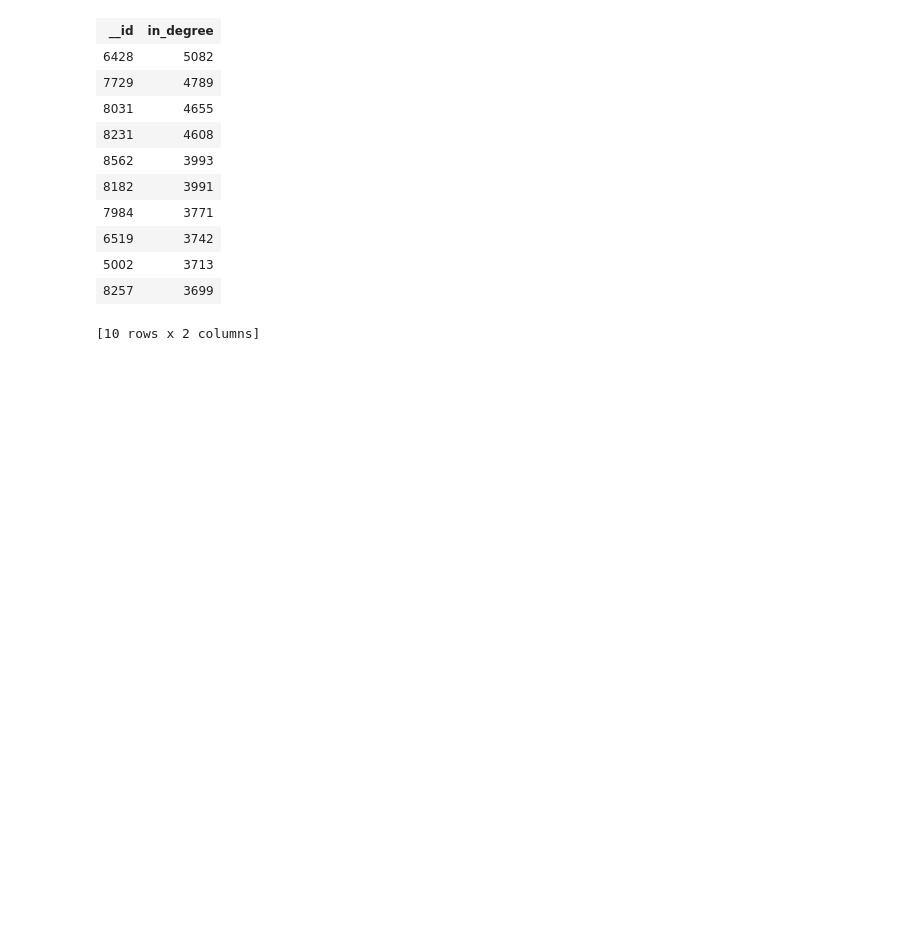
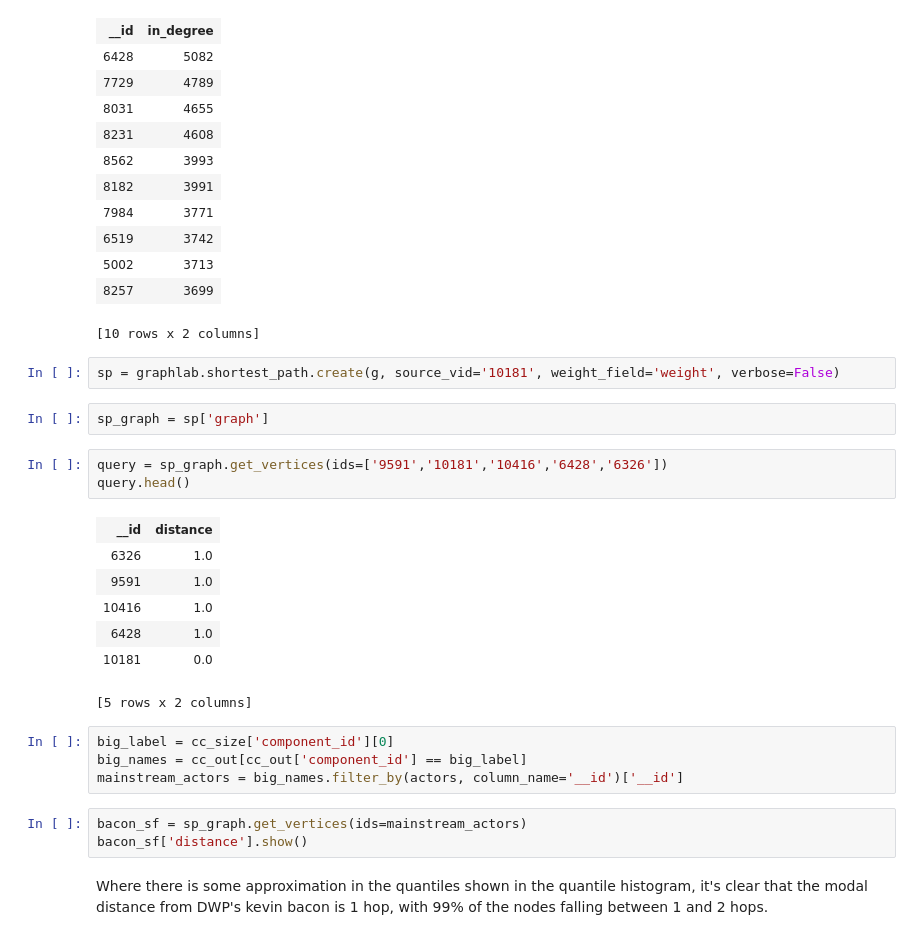
Before and after one commit to jmolayem/180days, a Jupyter notebook: 6 Degrees of Bureaucracy.ipynb, the cells around one changed output. Saved outputs shown, nothing was run; the diff lists cells and outputs as text; blank space fills up the shorter version.

```diff
--- a/6 Degrees of Bureaucracy.ipynb
+++ b/6 Degrees of Bureaucracy.ipynb
@@ -139,3 +169,27 @@ actor_degree.topk('in_degree')
 | 5002 | 3713 |
 | 8257 | 3699 |
 [10 rows x 2 columns]
+# %%
+sp = graphlab.shortest_path.create(g, source_vid='10181', weight_field='weight', verbose=False)
+# %%
+sp_graph = sp['graph']
+# %%
+query = sp_graph.get_vertices(ids=['9591','10181','10416','6428','6326'])
+query.head()
+# %% [output]
+| __id | distance |
+| 6326 | 1.0 |
+| 9591 | 1.0 |
+| 10416 | 1.0 |
+| 6428 | 1.0 |
+| 10181 | 0.0 |
+[5 rows x 2 columns]
+# %%
+big_label = cc_size['component_id'][0]
+big_names = cc_out[cc_out['component_id'] == big_label]
+mainstream_actors = big_names.filter_by(actors, column_name='__id')['__id']
+# %%
+bacon_sf = sp_graph.get_vertices(ids=mainstream_actors)
+bacon_sf['distance'].show()
+# %% [markdown]
+Where there is some approximation in the quantiles shown in the quantile histogram, it's clear that the modal distance from DWP's kevin bacon is 1 hop, with 99% of the nodes falling between 1 and 2 hops.
```
Also changed, not shown: parts of 21 cells of this notebook, 1 other file.
